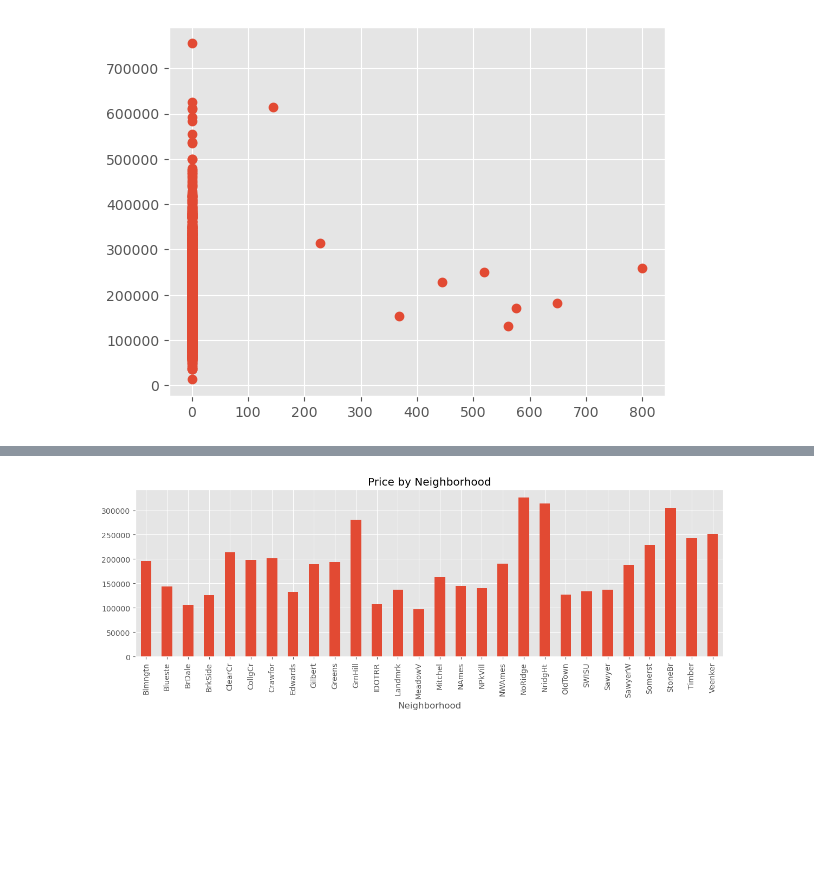
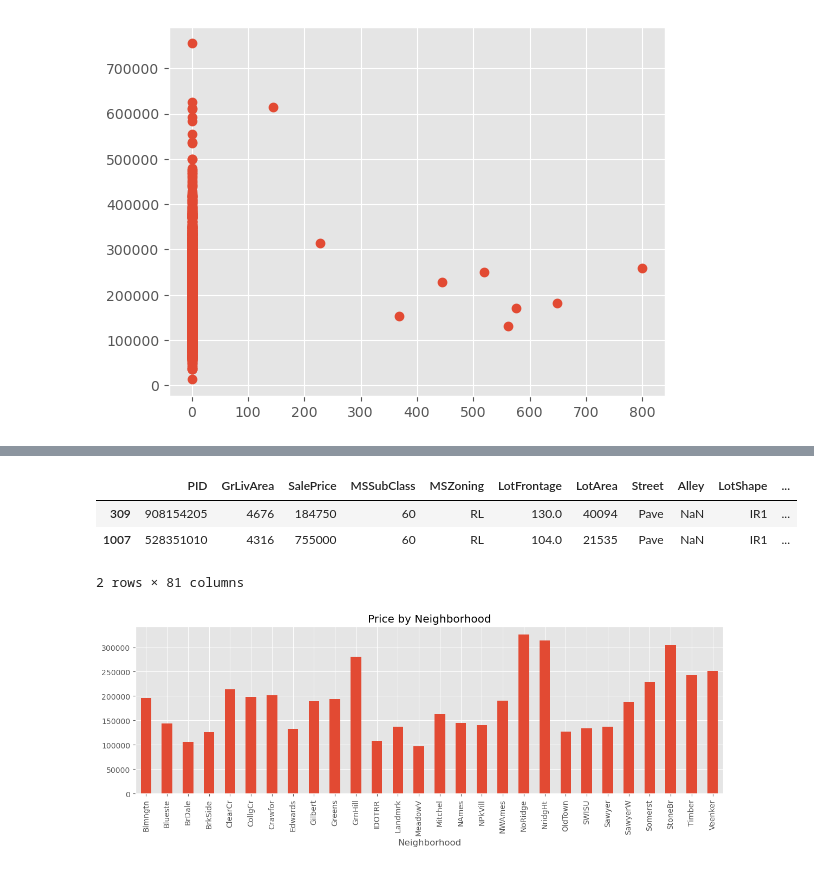
Before and after one commit to Na-ta-lie/Ames-Price-Prediction, a Jupyter notebook: Ames_pre_processing.ipynb, the cells around one changed output, grey strips where cells are left out. Saved outputs shown, nothing was run; the diff lists cells and outputs as text; code cells hidden in the pictures; blank space fills up the shorter version.

```diff
--- a/Ames_pre_processing.ipynb
+++ b/Ames_pre_processing.ipynb
@@ -208,3 +213,10 @@ plt.plot(housing['PoolArea'], housing['SalePrice'], 'o')
+# %%
+housing.loc[housing.GrLivArea > 4000, :]
+# %% [output]
+|  | PID | GrLivArea | SalePrice | MSSubClass | MSZoning | LotFrontage | LotArea | Street | Alley | LotShape | ... |
+| 309 | 908154205 | 4676 | 184750 | 60 | RL | 130.0 | 40094 | Pave | NaN | IR1 | ... |
+| 1007 | 528351010 | 4316 | 755000 | 60 | RL | 104.0 | 21535 | Pave | NaN | IR1 | ... |
+2 rows × 81 columns
 # %%
 housing.groupby(['Neighborhood']).SalePrice.mean().plot(kind='bar', figsize=(14,4))
 plt.title('Price by Neighborhood')
```
Also changed, not shown: parts of 2 cells of this notebook, 2 other files.
